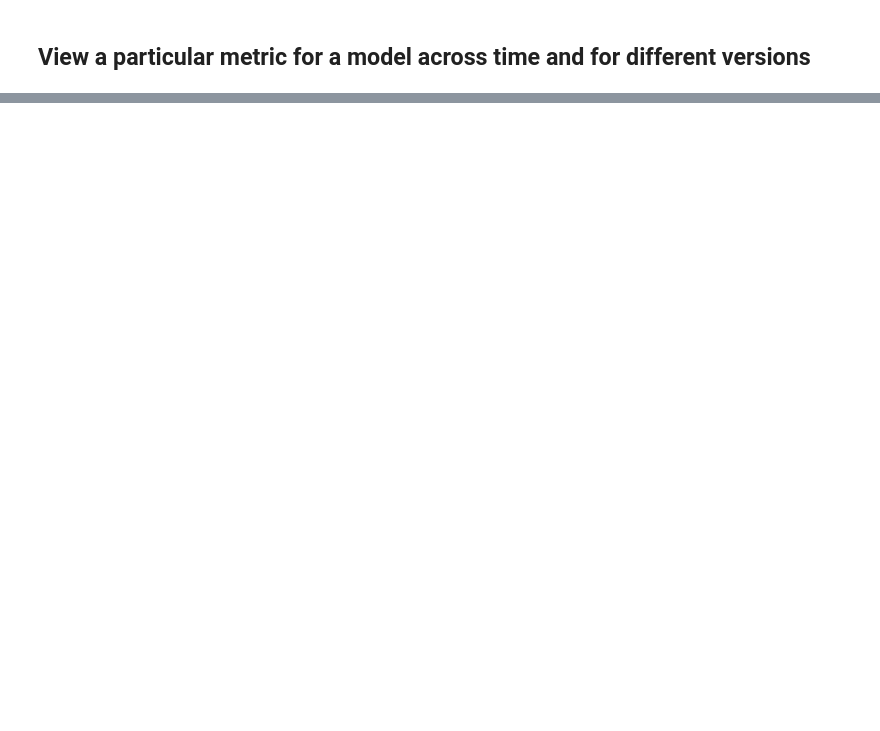
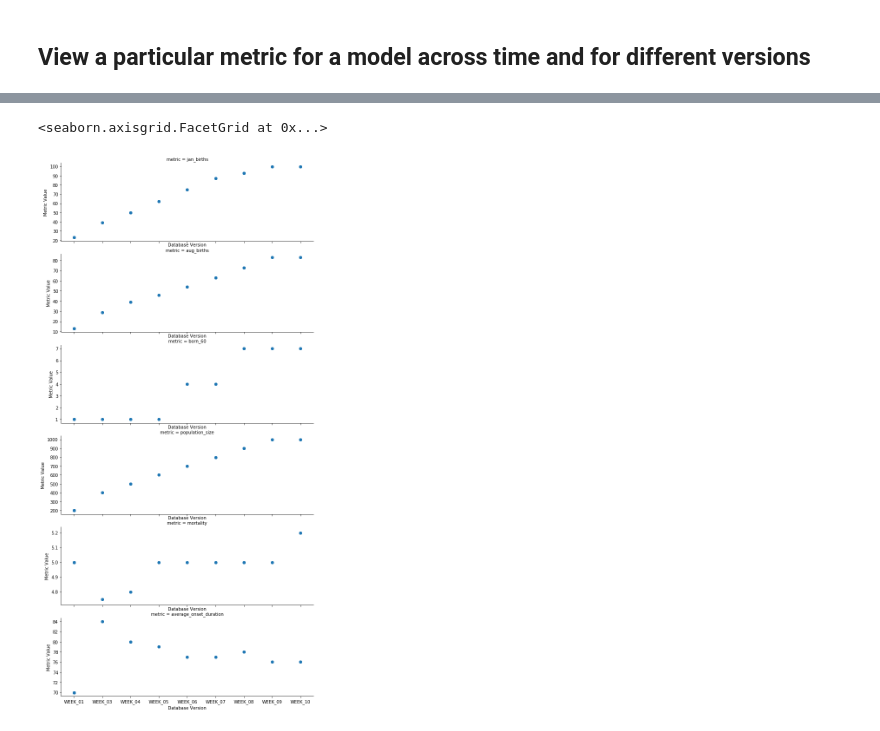
Before and after one commit to alan-turing-institute/ModMon, a Jupyter notebook: notebooks/Visualise model monitoring.ipynb, the cells around one changed output, grey strips where cells are left out. Drawn from its saved outputs; the diff is of its cells as text; code cells hidden in the pictures; blank space fills up the shorter version.

```diff
--- a/notebooks/Visualise model monitoring.ipynb
+++ b/notebooks/Visualise model monitoring.ipynb
@@ -79,0 +114,9 @@ bar.set(xlabel='Model', ylabel="Runs in ModMon DB")
+# %%
+import matplotlib.pyplot as plt
+g = sns.FacetGrid(data=results, row='metric', sharey=False, aspect=3)
+g.map(plt.scatter, "databasename", "value")
+# g.set_xticklabels(rotation=45)
+g.set(xlabel='Database Version', ylabel='Metric Value')
+# %% [output]
+<seaborn.axisgrid.FacetGrid at 0x...>
+[figure, added]
```
Also changed, not shown: parts of 9 cells of this notebook.
